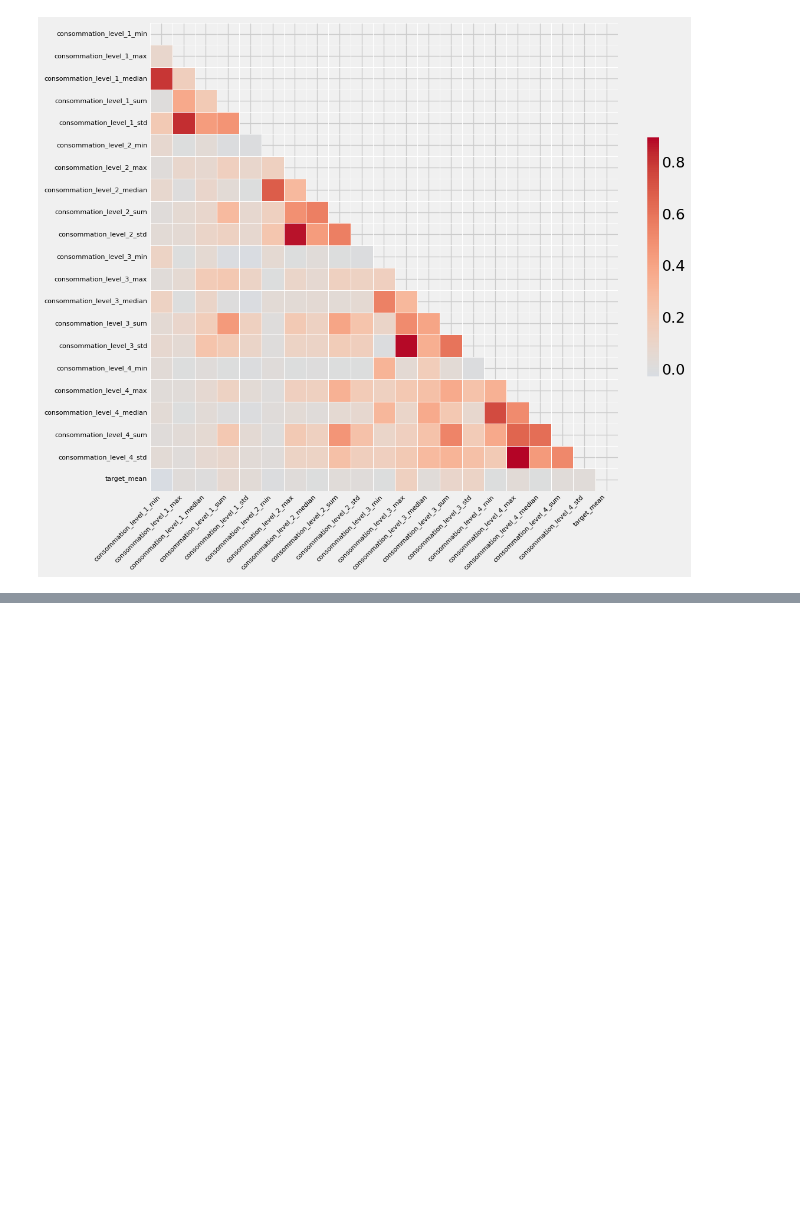
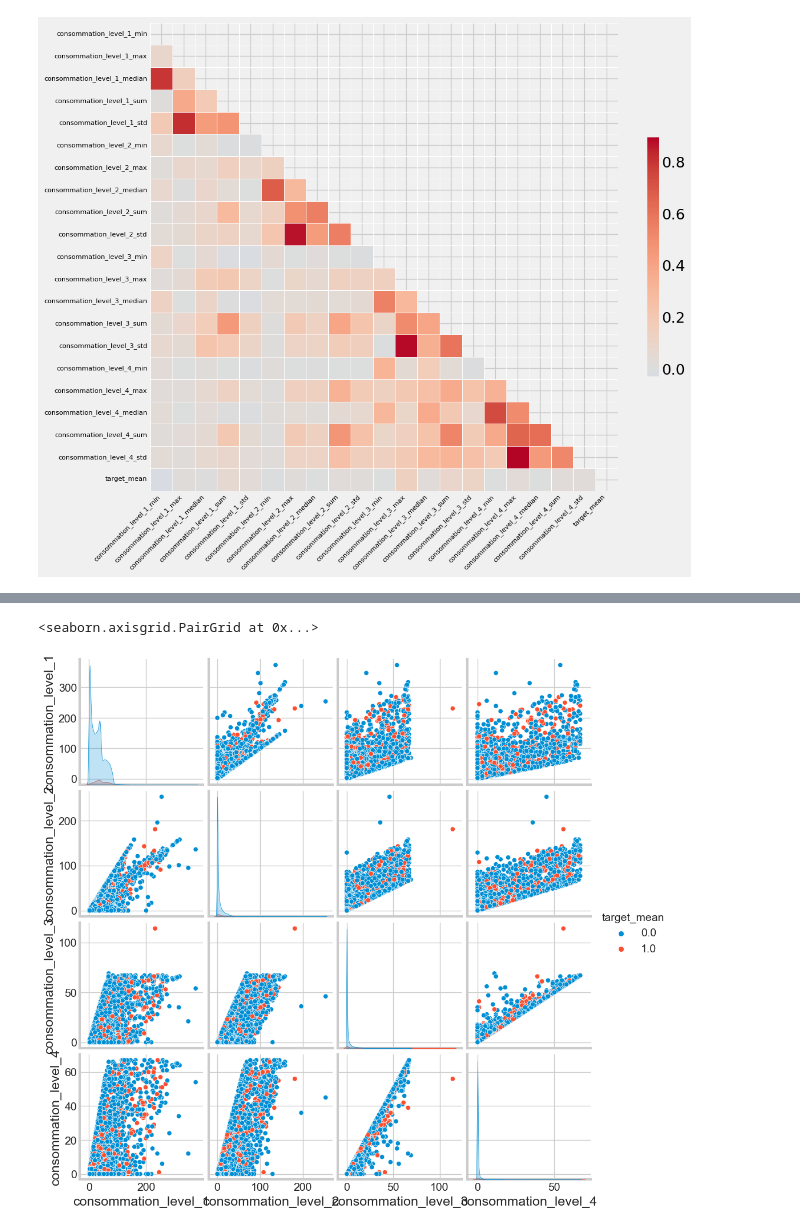
Before and after one commit to xMax991/ds-fraud-detection, a Jupyter notebook: feature_engineering_consumption_level.ipynb, the cells around one changed output, grey strips where cells are left out. Cells and saved outputs as stored; diff of their text form; code cells hidden in the pictures; blank space fills up the shorter version.

```diff
--- a/feature_engineering_consumption_level.ipynb
+++ b/feature_engineering_consumption_level.ipynb
@@ -27,8 +27,10 @@ import itertools
 import time
 from skops.io import dump, load, get_untrusted_types
 
-plt.style.use('fivethirtyeight')
-plt.rcParams['font.size'] = 18
+# Set plotting style
+sns.set_style('whitegrid')
+plt.rcParams['font.size'] = 14
+plt.rcParams['figure.figsize'] = (11, 7)
 # %% [markdown]
 # import data with client ID
 # %%
@@ -169,0 +206,13 @@ sns.scatterplot(x=aggregated['consommation_level_3_max'], y=aggregated['client_i
+# %%
+# Assuming df has 'client_id' and the four level columns
+level_cols = ['consommation_level_1', 'consommation_level_2',
+              'consommation_level_3', 'consommation_level_4']
+
+# Convert all non-zero values to 1, so we count usage *occurrences*
+df_bin = df_train.copy()
+df_bin[level_cols] = df_bin[level_cols].gt(0).astype(int)
+
+# Now group by client_id and sum to get counts per level
+level_counts = df_bin.groupby('client_id')[level_cols].sum().reset_index()
+
+level_counts.head()
@@ -169,0 +226,9 @@ sns.scatterplot(x=aggregated['consommation_level_3_max'], y=aggregated['client_i
+# %%
+df_level_counts = pd.concat([level_counts, aggregated.drop(columns='client_id')], axis=1)
+# %%
+df_level_counts = df_level_counts[['consommation_level_1', 'consommation_level_2', 'consommation_level_3','consommation_level_4', 'target_mean']]
+# %%
+sns.pairplot(df_level_counts, hue='target_mean')
+# %% [output]
+<seaborn.axisgrid.PairGrid at 0x...>
+[figure, added]
```
Also changed, not shown: parts of 74 cells of this notebook, 2 other files.
